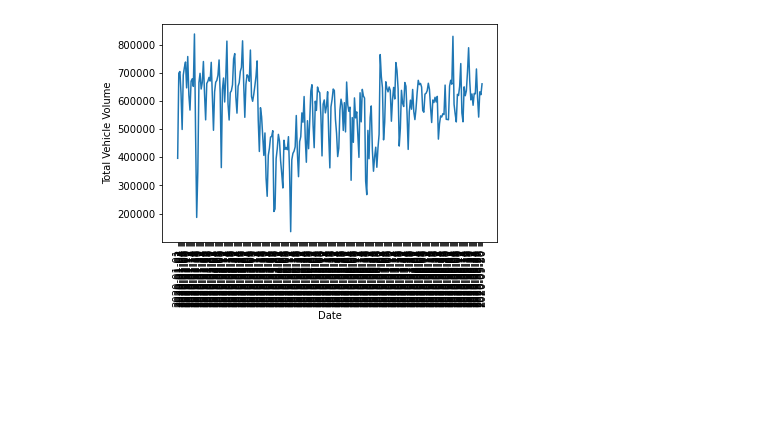
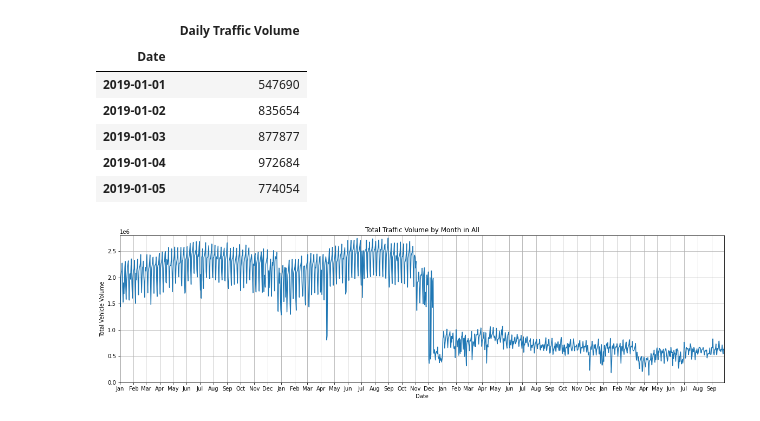
Before and after one commit to gonzaloreusch/Air-Quality, a Jupyter notebook: DataFrames/traffic.ipynb, the cells around one changed output. Saved outputs shown, nothing was run; the diff lists cells and outputs as text; code cells hidden in the pictures; blank space fills up the shorter version.

```diff
--- a/DataFrames/traffic.ipynb
+++ b/DataFrames/traffic.ipynb
@@ -62,14 +47,56 @@ traffic_daily20
-# %%
-months = mdates.MonthLocator()
-x = traffic_daily20.index
-y = traffic_daily20['Daily Traffic Volume']
-
-
-
-plt.plot(x,y)
-plt.xticks(rotation=90)
-plt.xlabel('Date')
-plt.ylabel('Total Vehicle Volume')
-plt.show()
-# %% [output]
-[figure, removed]
+# %%
+# add up all stations for each day
+daily_traffic = {}
+for i in condensed:
+    daily_traffic[i] = pd.DataFrame()
+    daily_total = condensed[i].groupby('Date').sum()['Daily Traffic Volume']
+    daily_traffic[i] = pd.DataFrame({"Daily Traffic Volume": daily_total})
+
+# 2017-2020 in one dataframe
+traf1718 = pd.concat([daily_traffic['2017'], daily_traffic['2018']], axis=0)
+traf1920 = pd.concat([daily_traffic['2019'], daily_traffic['2020']], axis=0)
+daily_traffic['All'] = pd.concat([traf1718, traf1920], axis=0)
+
+daily_traffic['2019'].head()
+# %% [output]
+|  | Daily Traffic Volume |
+| Date |  |
+| 2019-01-01 | 547690 |
+| 2019-01-02 | 835654 |
+| 2019-01-03 | 877877 |
+| 2019-01-04 | 972684 |
+| 2019-01-05 | 774054 |
+# %%
+
+# Select year for graph, or 'All' for every year
+year_select = 'All'
+
+x = daily_traffic[year_select].index
+y = daily_traffic[year_select]['Daily Traffic Volume']
+
+# graph date ticks
+plt.figure(figsize=(20,5))
+ax = plt.gca()
+dates = daily_traffic[year_select].index
+dates = [datetime.strptime(d, "%Y-%m-%d") for d in dates]
+plt.plot(dates, y)
+ax.set_xlim([dates[0], dates[-1]])
+
+ax.xaxis.set_major_locator(mdates.MonthLocator(bymonthday=1))
+ax.xaxis.set_minor_locator(mdates.MonthLocator())
+ax.xaxis.set_minor_formatter(plt.NullFormatter())
+ax.xaxis.set_major_formatter(mdates.DateFormatter('%b'))
+
+# graph formatting
+
+plt.title(f'Total Traffic Volume by Month in {year_select}')
+ax.grid(axis='both')
+#plt.xlim(0,30)
+plt.ylim(0,2800000)
+plt.xticks(rotation=0)
+plt.xlabel('Date')
+plt.ylabel('Total Vehicle Volume')
+
+plt.show()
+# %% [output]
+[figure, added]
```
Also changed, not shown: parts of 3 cells of this notebook.
